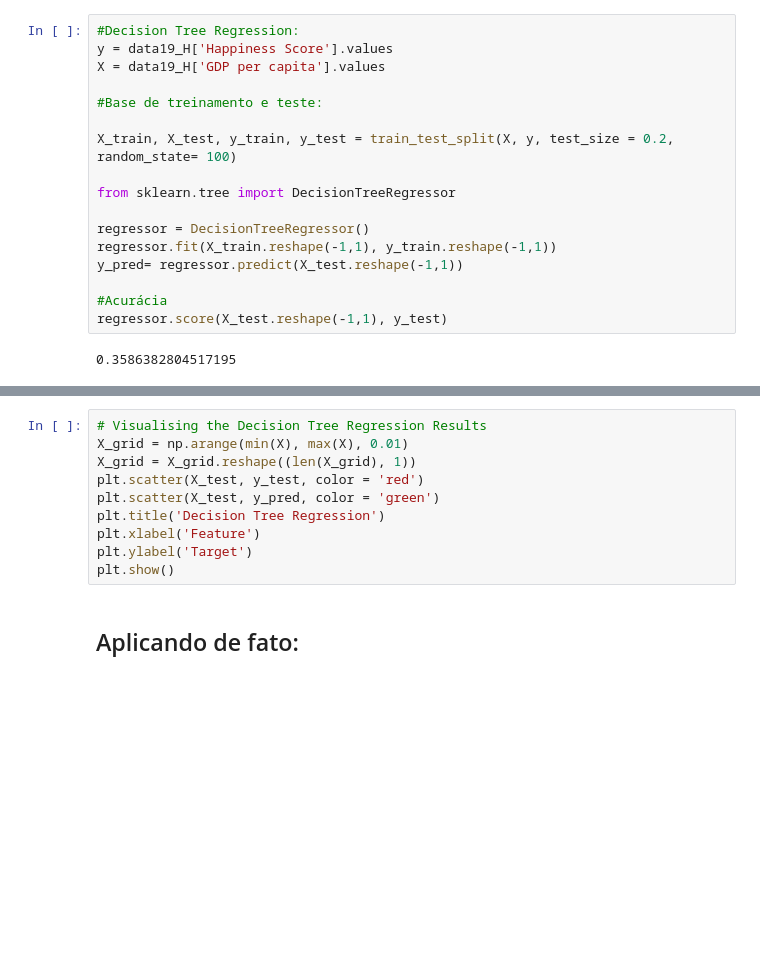
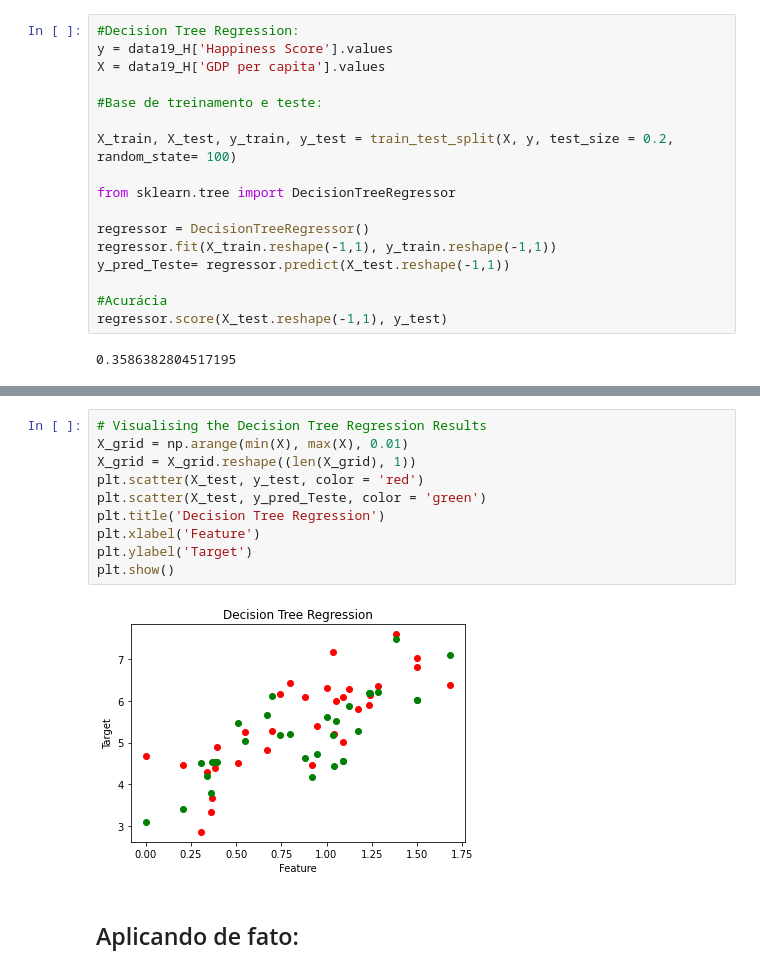
Before and after one commit to brigidolivia/Projeto2_CienciaDados, a Jupyter notebook: P2_Cdados.ipynb, the cells around one changed output, grey strips where cells are left out. Cells and saved outputs as stored; diff of their text form; blank space fills up the shorter version.

```diff
--- a/P2_Cdados.ipynb
+++ b/P2_Cdados.ipynb
@@ -412,7 +427,7 @@ from sklearn.tree import DecisionTreeRegressor
 
 regressor = DecisionTreeRegressor()
 regressor.fit(X_train.reshape(-1,1), y_train.reshape(-1,1))
-y_pred= regressor.predict(X_test.reshape(-1,1))
+y_pred_Teste= regressor.predict(X_test.reshape(-1,1))
 
 #Acurácia
 regressor.score(X_test.reshape(-1,1), y_test)
@@ -431,13 +446,15 @@ df.head()
 # %%
 # Visualising the Decision Tree Regression Results
 X_grid = np.arange(min(X), max(X), 0.01)
 X_grid = X_grid.reshape((len(X_grid), 1))
 plt.scatter(X_test, y_test, color = 'red')
-plt.scatter(X_test, y_pred, color = 'green')
+plt.scatter(X_test, y_pred_Teste, color = 'green')
 plt.title('Decision Tree Regression')
 plt.xlabel('Feature')
 plt.ylabel('Target')
 plt.show()
+# %% [output]
+[figure, added]
 # %% [markdown]
 ## Aplicando de fato:
 # %%
```
Also changed, not shown: parts of 20 cells of this notebook.
